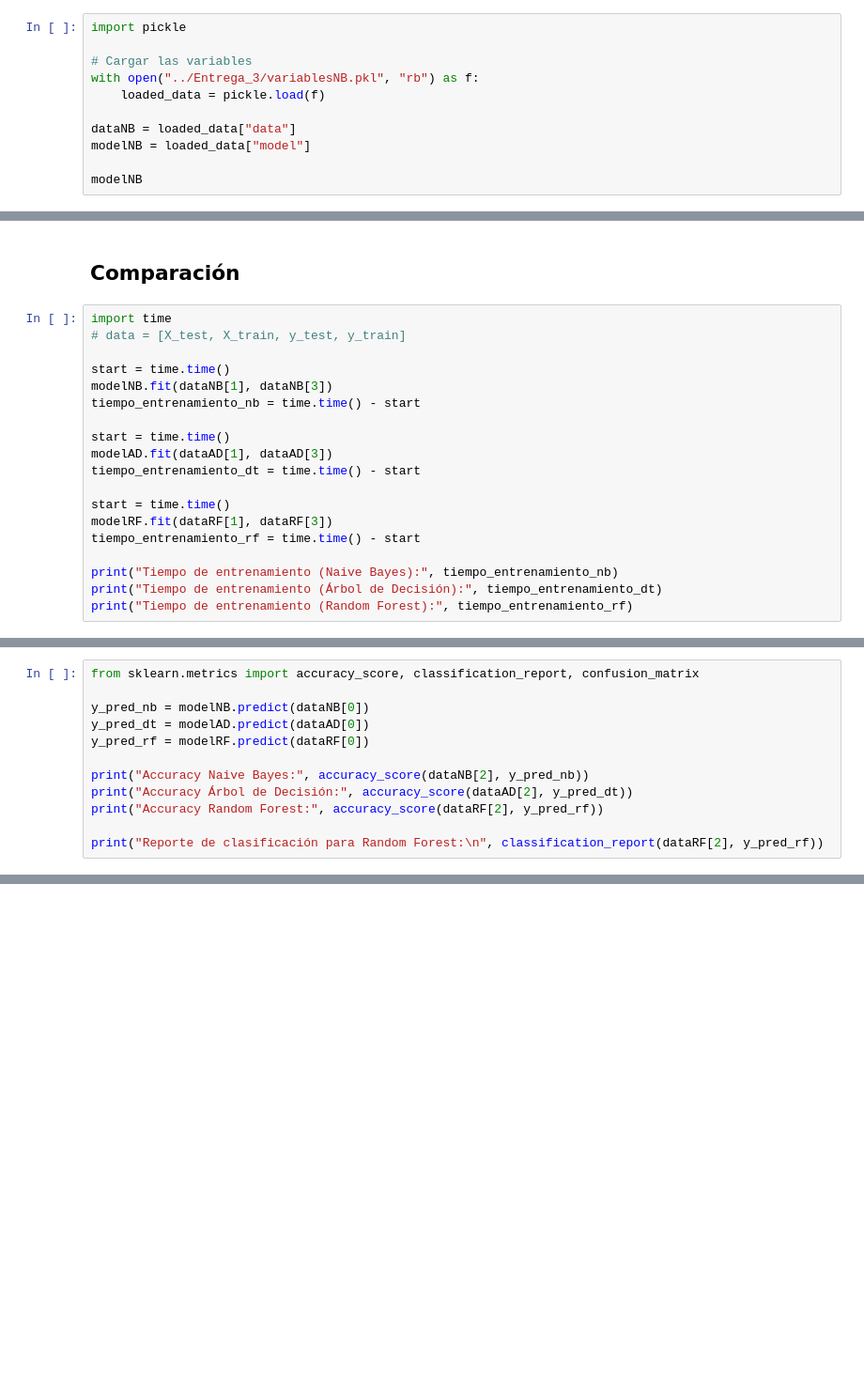
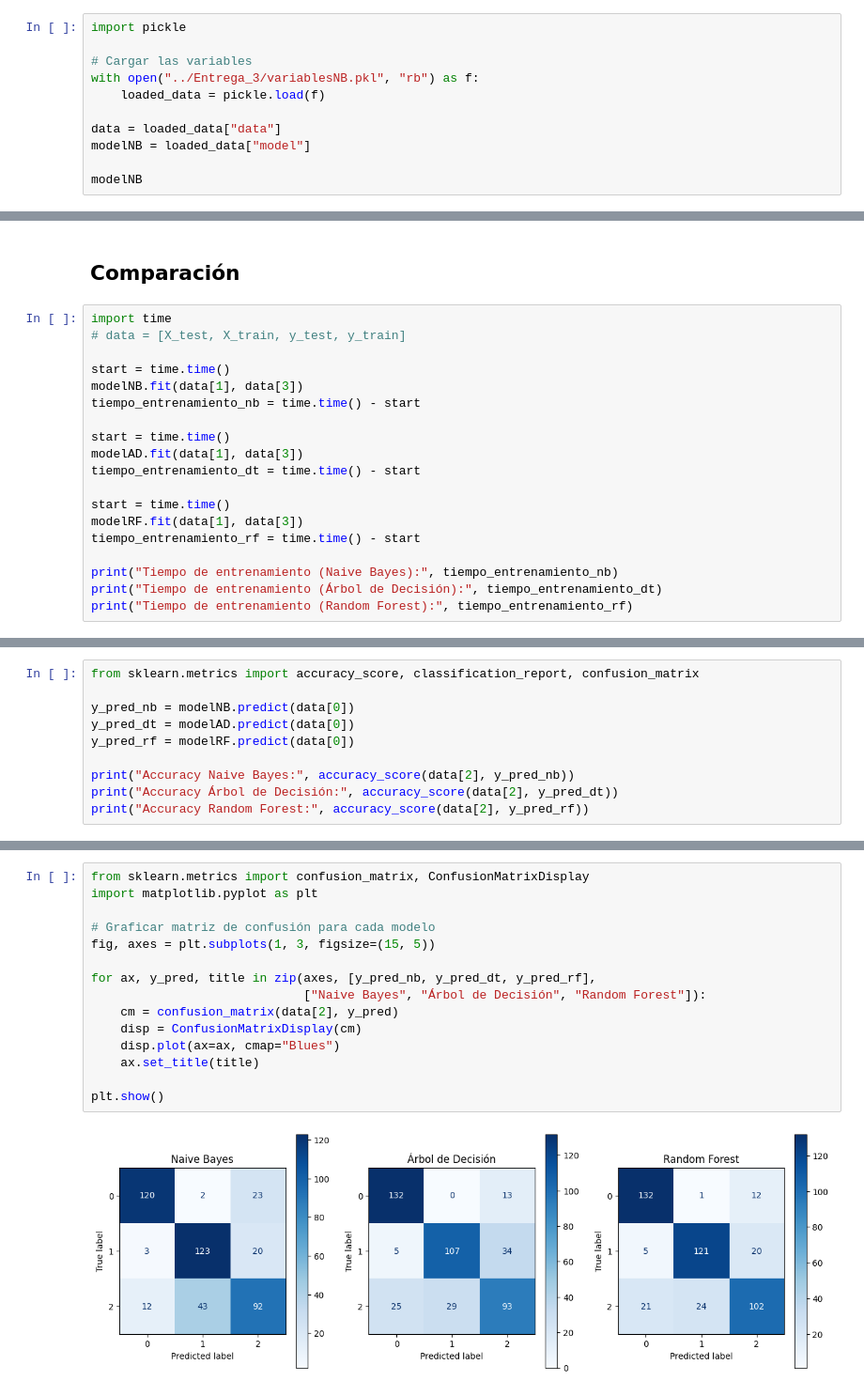
Before and after one commit to Fabiola-cc/InmoValor_SA, a Jupyter notebook: Análisis/Entrega_3/Comparacion_tiemposClasificación.ipynb, the cells around one changed output, grey strips where cells are left out. Shown at 94% size. Drawn from its saved outputs; the diff is of its cells as text; blank space fills up the shorter version.

```diff
--- a/Análisis/Entrega_3/Comparacion_tiemposClasificación.ipynb
+++ b/Análisis/Entrega_3/Comparacion_tiemposClasificación.ipynb
@@ -39,7 +39,7 @@ import pickle
 with open("../Entrega_3/variablesNB.pkl", "rb") as f:
     loaded_data = pickle.load(f)
 
-dataNB = loaded_data["data"]
+data = loaded_data["data"]
 modelNB = loaded_data["model"]
 
 modelNB
@@ -52,15 +52,15 @@ import time
 # data = [X_test, X_train, y_test, y_train]
 
 start = time.time()
-modelNB.fit(dataNB[1], dataNB[3])
+modelNB.fit(data[1], data[3])
 tiempo_entrenamiento_nb = time.time() - start
 
 start = time.time()
-modelAD.fit(dataAD[1], dataAD[3])
+modelAD.fit(data[1], data[3])
 tiempo_entrenamiento_dt = time.time() - start
 
 start = time.time()
-modelRF.fit(dataRF[1], dataRF[3])
+modelRF.fit(data[1], data[3])
 tiempo_entrenamiento_rf = time.time() - start
 
 print("Tiempo de entrenamiento (Naive Bayes):", tiempo_entrenamiento_nb)
@@ -73,13 +73,11 @@ Tiempo de entrenamiento (Random Forest): 2.650320291519165
 # %%
 from sklearn.metrics import accuracy_score, classification_report, confusion_matrix
 
-y_pred_nb = modelNB.predict(dataNB[0])
-y_pred_dt = modelAD.predict(dataAD[0])
-y_pred_rf = modelRF.predict(dataRF[0])
+y_pred_nb = modelNB.predict(data[0])
+y_pred_dt = modelAD.predict(data[0])
+y_pred_rf = modelRF.predict(data[0])
 
-print("Accuracy Naive Bayes:", accuracy_score(dataNB[2], y_pred_nb))
-print("Accuracy Árbol de Decisión:", accuracy_score(dataAD[2], y_pred_dt))
-print("Accuracy Random Forest:", accuracy_score(dataRF[2], y_pred_rf))
-
-print("Reporte de clasificación para Random Forest:\n", classification_report(dataRF[2], y_pred_rf))
+print("Accuracy Naive Bayes:", accuracy_score(data[2], y_pred_nb))
+print("Accuracy Árbol de Decisión:", accuracy_score(data[2], y_pred_dt))
+print("Accuracy Random Forest:", accuracy_score(data[2], y_pred_rf))
 # %% [output]
@@ -98,0 +109,17 @@ weighted avg       0.80      0.80      0.80       438
+# %%
+from sklearn.metrics import confusion_matrix, ConfusionMatrixDisplay
+import matplotlib.pyplot as plt
+
+# Graficar matriz de confusión para cada modelo
+fig, axes = plt.subplots(1, 3, figsize=(15, 5))
+
+for ax, y_pred, title in zip(axes, [y_pred_nb, y_pred_dt, y_pred_rf],
+                             ["Naive Bayes", "Árbol de Decisión", "Random Forest"]):
+    cm = confusion_matrix(data[2], y_pred)
+    disp = ConfusionMatrixDisplay(cm)
+    disp.plot(ax=ax, cmap="Blues")
+    ax.set_title(title)
+
+plt.show()
+# %% [output]
+[figure, added]
```
Also changed, not shown: parts of 4 cells of this notebook, 1 other file.
